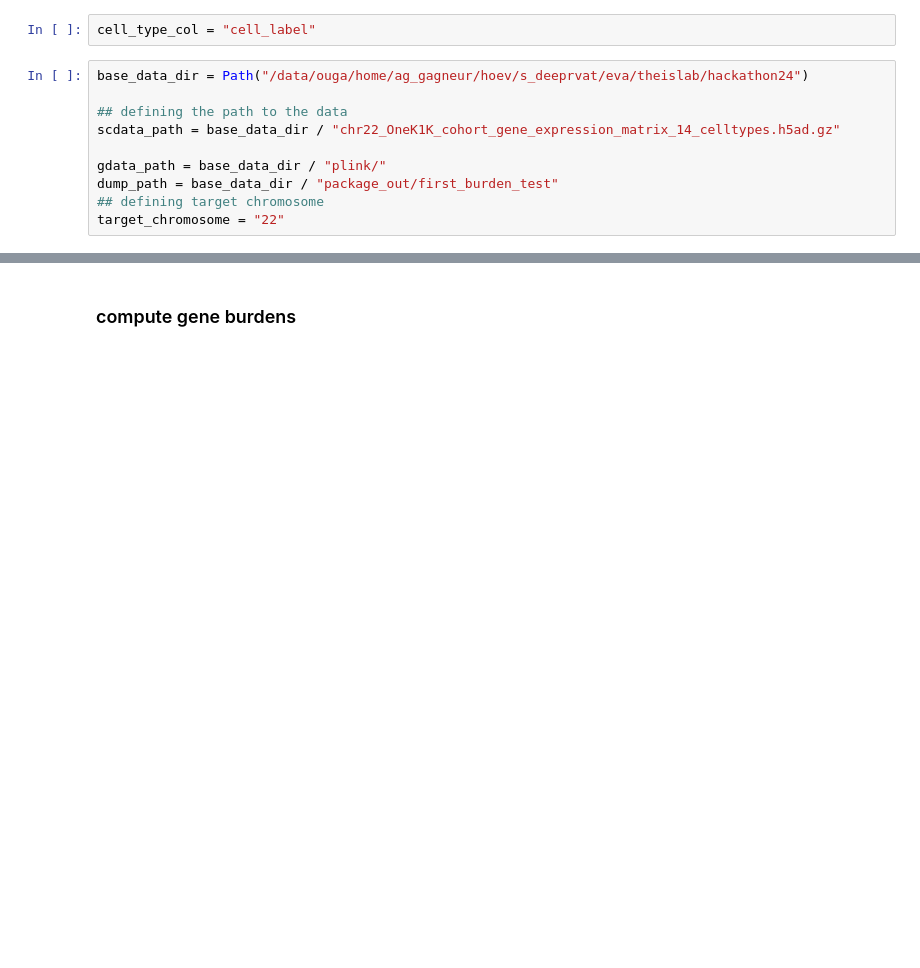
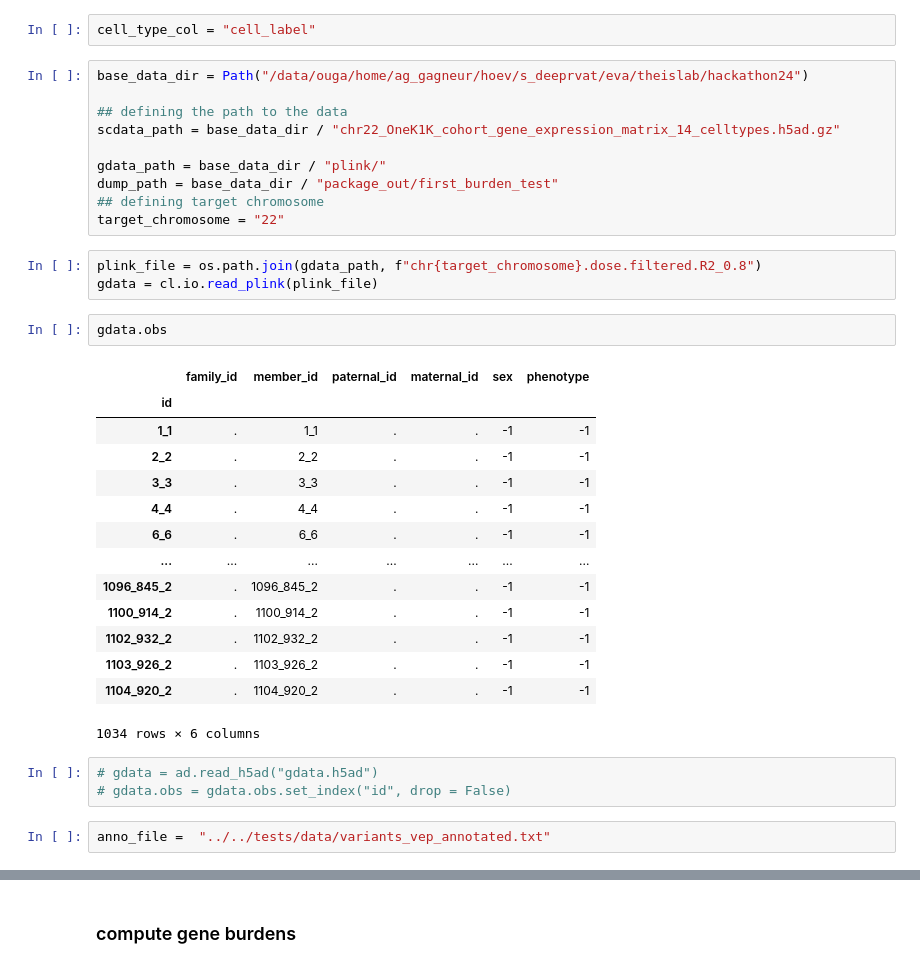
Before and after one commit to theislab/cellink, a Jupyter notebook: docs/notebooks/burden_testing.ipynb, the cells around one changed output, grey strips where cells are left out. Saved outputs shown, nothing was run; the diff lists cells and outputs as text; blank space fills up the shorter version.

```diff
--- a/docs/notebooks/burden_testing.ipynb
+++ b/docs/notebooks/burden_testing.ipynb
@@ -21,3 +23,28 @@ gdata_path = base_data_dir / "plink/"
 dump_path = base_data_dir / "package_out/first_burden_test"
 ## defining target chromosome
 target_chromosome = "22"
+# %%
+plink_file = os.path.join(gdata_path, f"chr{target_chromosome}.dose.filtered.R2_0.8")
+gdata = cl.io.read_plink(plink_file)
+# %%
+gdata.obs
+# %% [output]
+|  | family_id | member_id | paternal_id | maternal_id | sex | phenotype |
+| id |  |  |  |  |  |  |
+| 1_1 | . | 1_1 | . | . | -1 | -1 |
+| 2_2 | . | 2_2 | . | . | -1 | -1 |
+| 3_3 | . | 3_3 | . | . | -1 | -1 |
+| 4_4 | . | 4_4 | . | . | -1 | -1 |
+| 6_6 | . | 6_6 | . | . | -1 | -1 |
+| ... | ... | ... | ... | ... | ... | ... |
+| 1096_845_2 | . | 1096_845_2 | . | . | -1 | -1 |
+| 1100_914_2 | . | 1100_914_2 | . | . | -1 | -1 |
+| 1102_932_2 | . | 1102_932_2 | . | . | -1 | -1 |
+| 1103_926_2 | . | 1103_926_2 | . | . | -1 | -1 |
+| 1104_920_2 | . | 1104_920_2 | . | . | -1 | -1 |
+1034 rows × 6 columns
+# %%
+# gdata = ad.read_h5ad("gdata.h5ad")
+# gdata.obs = gdata.obs.set_index("id", drop = False)
+# %%
+anno_file =  "../../tests/data/variants_vep_annotated.txt"
```
Also changed, not shown: parts of 8 cells of this notebook.
